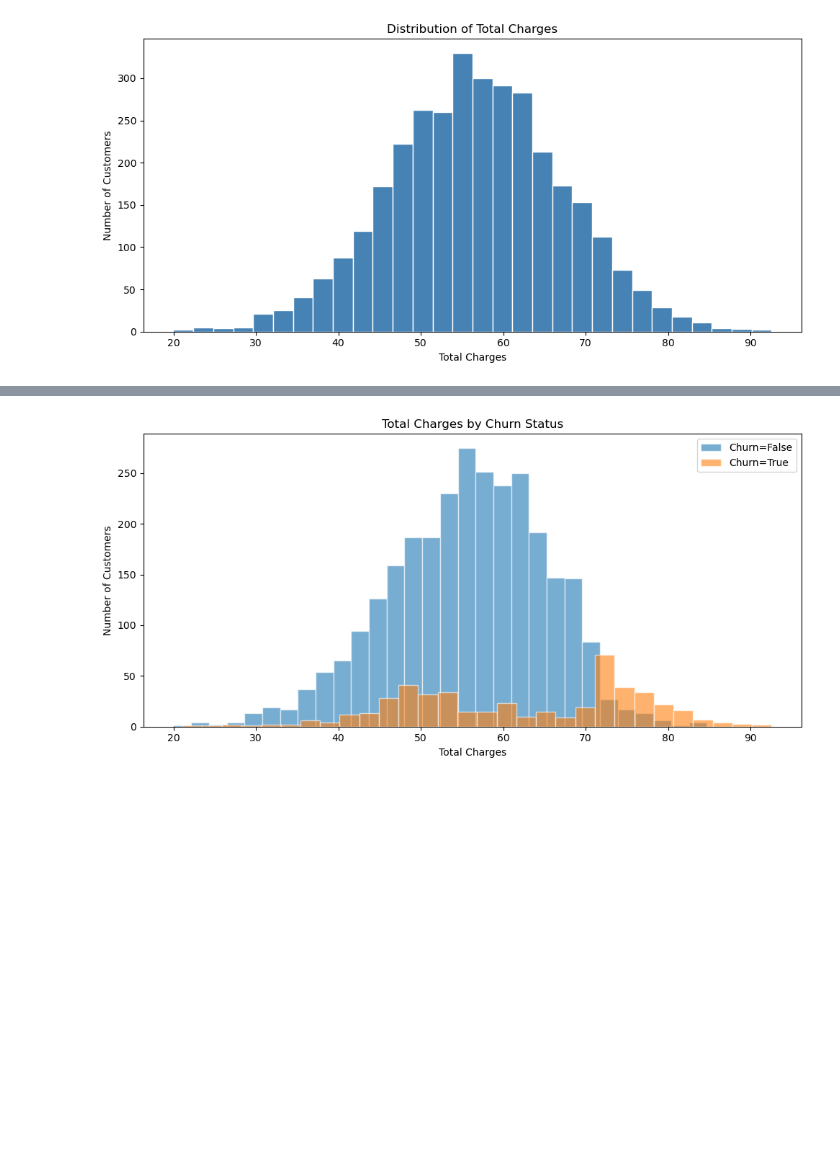
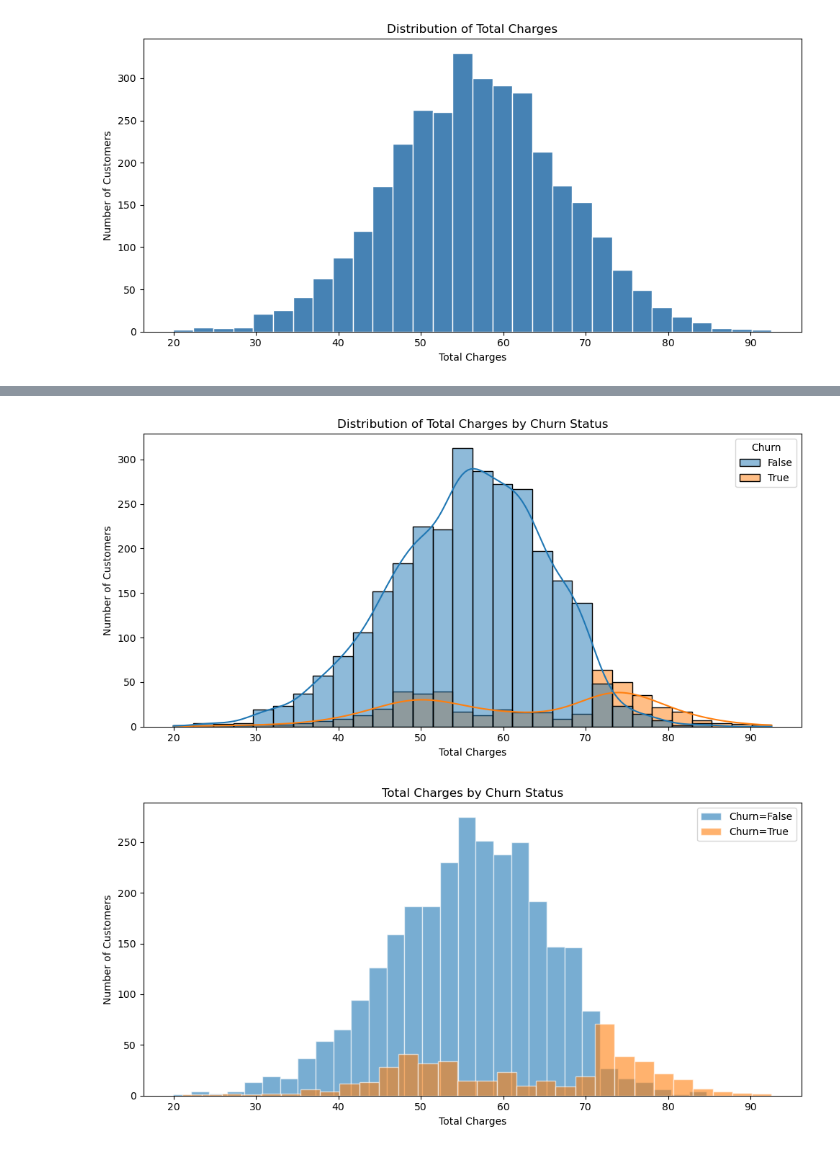
Before and after one commit to Felo-14/SyriaTel_Customer_Churn, a Jupyter notebook: Customer Churn Prediction.ipynb, the cells around one changed output, grey strips where cells are left out. Drawn from its saved outputs; the diff is of its cells as text; code cells hidden in the pictures; blank space fills up the shorter version.

```diff
--- a/Customer Churn Prediction.ipynb
+++ b/Customer Churn Prediction.ipynb
@@ -392,3 +394,14 @@ plt.tight_layout();
+# %%
+#plot for total charges based on churn status
+
+plt.figure(figsize=(10, 5))
+sns.histplot(data=df, x="Total_Charges", hue="Churn", bins=30, kde=True)
+plt.title("Distribution of Total Charges by Churn Status")
+plt.xlabel("Total Charges")
+plt.ylabel("Number of Customers")
+plt.tight_layout();
+# %% [output]
+[figure, added]
 # %%
 #plot for total charges based on churn status
 
```
Also changed, not shown: parts of 1 cell of this notebook.
